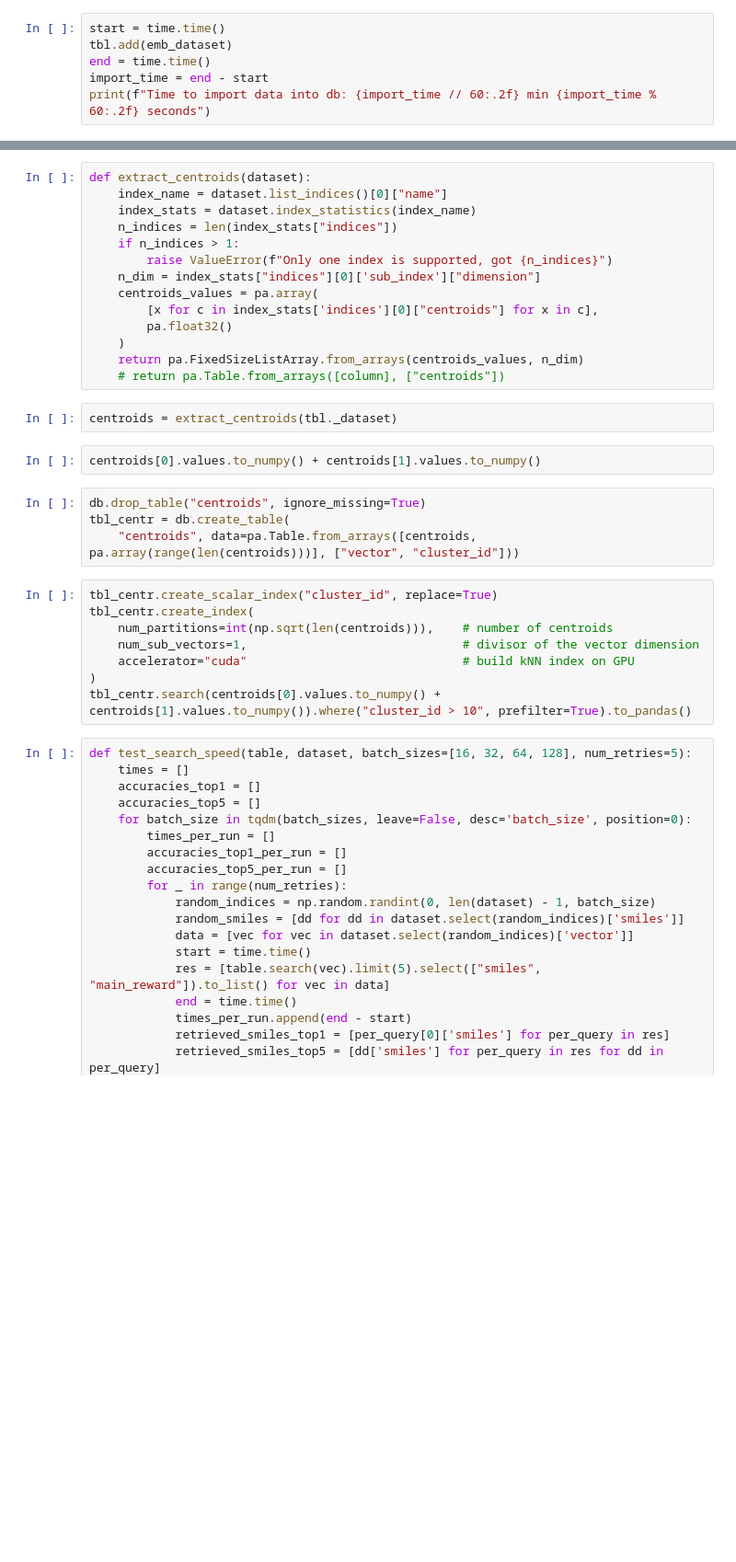
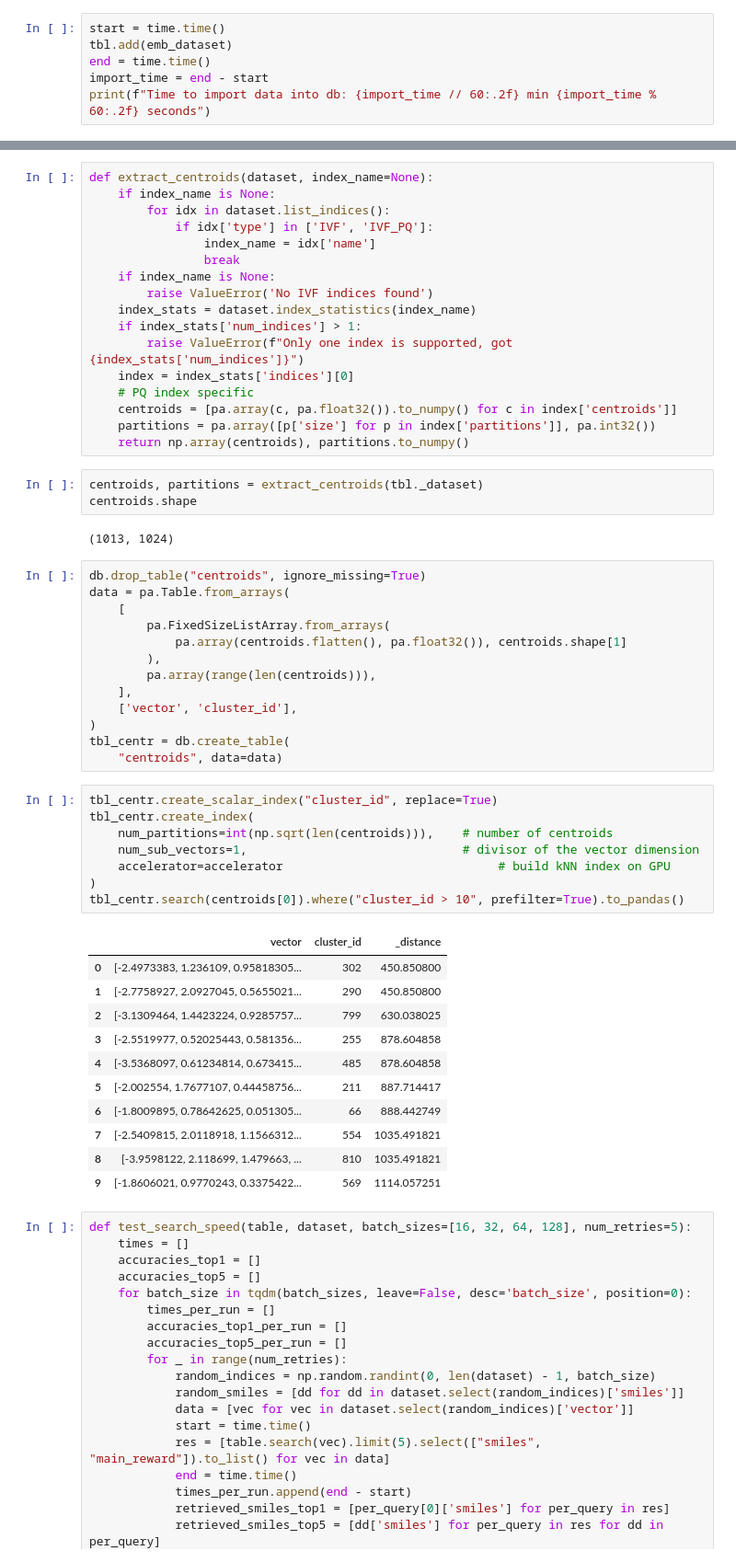
Before and after one commit to rschutski/MolR, a Jupyter notebook: notebooks/test_lancedb.ipynb, the cells around one changed output, grey strips where cells are left out. Shown: that part at 92% size. Cells and saved outputs as stored; diff of their text form; blank space fills up the shorter version.

```diff
--- a/notebooks/test_lancedb.ipynb
+++ b/notebooks/test_lancedb.ipynb
@@ -104,33 +112,58 @@ print(f"Indexing time: {import_time // 60:.2f} min {indexing_time:.2f} seconds")
 # %%
-def extract_centroids(dataset):
-    index_name = dataset.list_indices()[0]["name"]
+def extract_centroids(dataset, index_name=None):
+    if index_name is None:
+        for idx in dataset.list_indices():
+            if idx['type'] in ['IVF', 'IVF_PQ']:
+                index_name = idx['name']
+                break
+    if index_name is None:
+        raise ValueError('No IVF indices found')
     index_stats = dataset.index_statistics(index_name)
-    n_indices = len(index_stats["indices"])
-    if n_indices > 1:
-        raise ValueError(f"Only one index is supported, got {n_indices}")
-    n_dim = index_stats["indices"][0]['sub_index']["dimension"]
-    centroids_values = pa.array(
-        [x for c in index_stats['indices'][0]["centroids"] for x in c],
-        pa.float32()
-    )
-    return pa.FixedSizeListArray.from_arrays(centroids_values, n_dim)
-    # return pa.Table.from_arrays([column], ["centroids"])
+    if index_stats['num_indices'] > 1:
+        raise ValueError(f"Only one index is supported, got {index_stats['num_indices']}")
+    index = index_stats['indices'][0]
+    # PQ index specific
+    centroids = [pa.array(c, pa.float32()).to_numpy() for c in index['centroids']]
+    partitions = pa.array([p['size'] for p in index['partitions']], pa.int32())
+    return np.array(centroids), partitions.to_numpy()
 # %%
-centroids = extract_centroids(tbl._dataset)
+centroids, partitions = extract_centroids(tbl._dataset)
+centroids.shape
+# %% [output]
+(1013, 1024)
-# %%
-centroids[0].values.to_numpy() + centroids[1].values.to_numpy()
 # %%
 db.drop_table("centroids", ignore_missing=True)
+data = pa.Table.from_arrays(
+    [
+        pa.FixedSizeListArray.from_arrays(
+            pa.array(centroids.flatten(), pa.float32()), centroids.shape[1]
+        ),
+        pa.array(range(len(centroids))),
+    ],
+    ['vector', 'cluster_id'],
+)
 tbl_centr = db.create_table(
-    "centroids", data=pa.Table.from_arrays([centroids, pa.array(range(len(centroids)))], ["vector", "cluster_id"]))
+    "centroids", data=data)
 # %%
 tbl_centr.create_scalar_index("cluster_id", replace=True)
 tbl_centr.create_index(
     num_partitions=int(np.sqrt(len(centroids))),    # number of centroids
     num_sub_vectors=1,                              # divisor of the vector dimension
-    accelerator="cuda"                              # build kNN index on GPU
+    accelerator=accelerator                              # build kNN index on GPU
 )
-tbl_centr.search(centroids[0].values.to_numpy() + centroids[1].values.to_numpy()).where("cluster_id > 10", prefilter=True).to_pandas()
+tbl_centr.search(centroids[0]).where("cluster_id > 10", prefilter=True).to_pandas()
+# %% [output]
+|  | vector | cluster_id | _distance |
+| 0 | [-2.4973383, 1.236109, 0.95818305... | 302 | 450.850800 |
+| 1 | [-2.7758927, 2.0927045, 0.5655021... | 290 | 450.850800 |
+| 2 | [-3.1309464, 1.4423224, 0.9285757... | 799 | 630.038025 |
+| 3 | [-2.5519977, 0.52025443, 0.581356... | 255 | 878.604858 |
+| 4 | [-3.5368097, 0.61234814, 0.673415... | 485 | 878.604858 |
+| 5 | [-2.002554, 1.7677107, 0.44458756... | 211 | 887.714417 |
+| 6 | [-1.8009895, 0.78642625, 0.051305... | 66 | 888.442749 |
+| 7 | [-2.5409815, 2.0118918, 1.1566312... | 554 | 1035.491821 |
+| 8 | [-3.9598122, 2.118699, 1.479663, ... | 810 | 1035.491821 |
+| 9 | [-1.8606021, 0.9770243, 0.3375422... | 569 | 1114.057251 |
 # %%
 def test_search_speed(table, dataset, batch_sizes=[16, 32, 64, 128], num_retries=5):
     times = []
```
Also changed, not shown: parts of 8 cells of this notebook.
